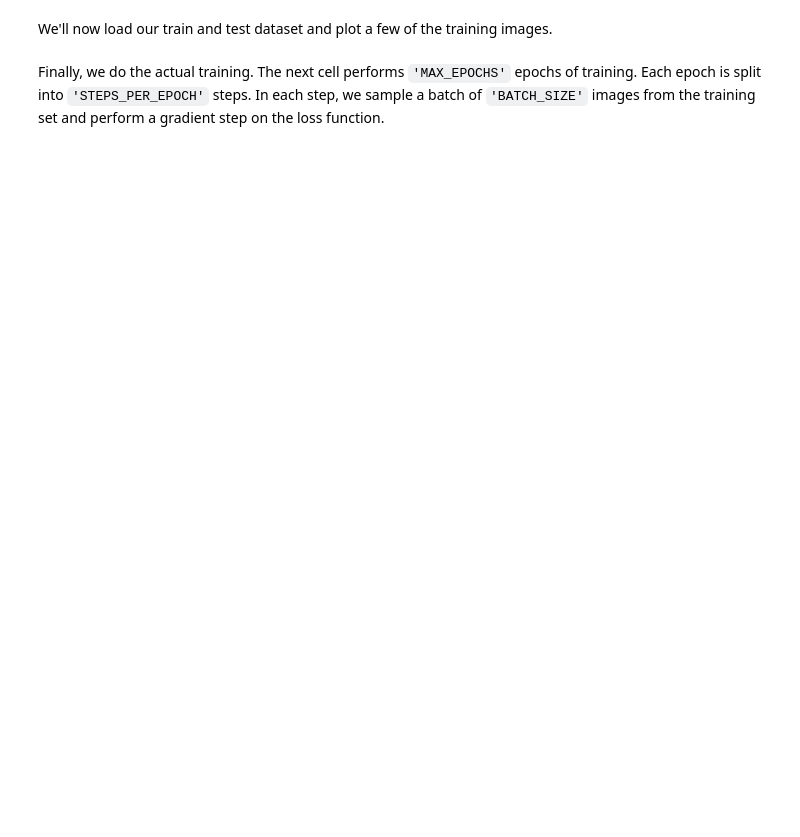
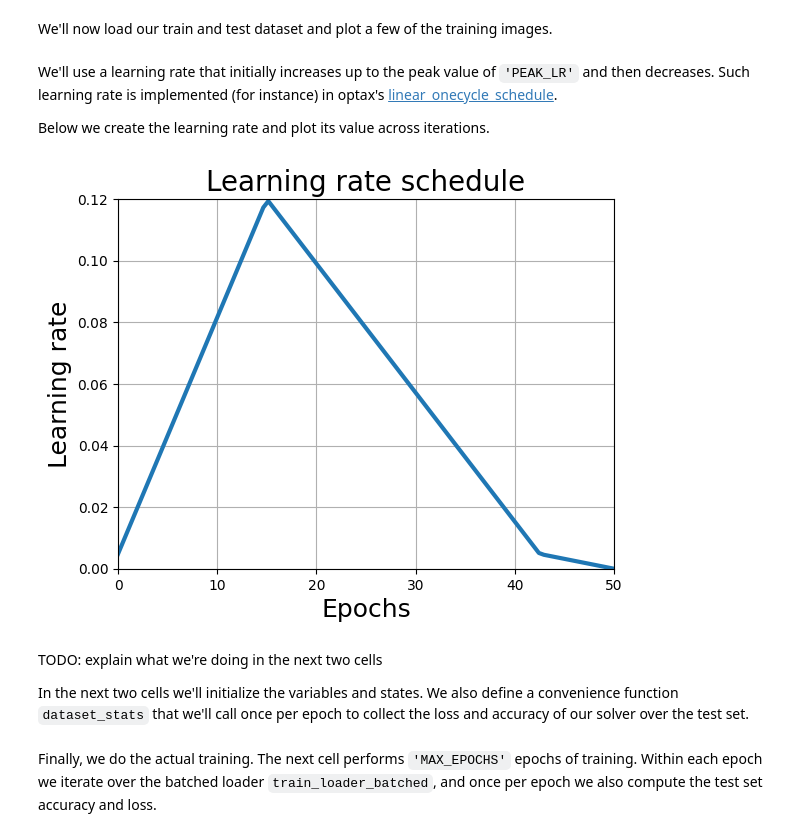
Before and after one commit to google/jaxopt, a Jupyter notebook: docs/notebooks/deep_learning/resnet_flax.ipynb, the cells around one changed output. Saved outputs shown, nothing was run; the diff lists cells and outputs as text; code cells hidden in the pictures; blank space fills up the shorter version.

```diff
--- a/docs/notebooks/deep_learning/resnet_flax.ipynb
+++ b/docs/notebooks/deep_learning/resnet_flax.ipynb
@@ -287 +318,29 @@ loss_accuracy = jax.jit(_loss_accuracy, static_argnums=3)
+# %% [markdown]
+We'll use a learning rate that initially increases up to the peak value of `'PEAK_LR'` and then decreases. Such learning rate is implemented (for instance) in optax's [linear_onecycle_schedule](https://optax.readthedocs.io/en/latest/api.html#optax.linear_onecycle_schedule).
+
+Below we create the learning rate and plot its value across iterations.
+# %%
+iter_per_epoch_train = info.splits["train"].num_examples // BATCH_SIZE
+lr_schedule = optax.linear_onecycle_schedule(MAX_EPOCHS * iter_per_epoch_train, PEAK_LR)
+
+# plot the learning rate schedule
+iterate_subsample = np.linspace(0, MAX_EPOCHS * iter_per_epoch_train, 100)
+plt.title("Learning rate schedule", fontsize=20)
+plt.plot(
+    np.linspace(0, MAX_EPOCHS, len(iterate_subsample)),
+    [lr_schedule(i) for i in iterate_subsample],
+    lw=3,
+)
+plt.xlabel("Epochs", fontsize=18)
+plt.ylabel("Learning rate", fontsize=18)
+plt.grid()
+plt.xlim((0, MAX_EPOCHS))
+plt.ylim((0, PEAK_LR))
+plt.show()
+# %% [output]
+[figure, added]
+# %% [markdown]
+TODO: explain what we're doing in the next two cells
+
+In the next two cells we'll initialize the variables and states. We also define a convenience function `dataset_stats` that we'll call once per epoch to collect the loss and accuracy of our solver over the test set.
 # %%
@@ -312,2 +379,2 @@ jitted_update = jax.jit(solver.update)
 # %% [markdown]
-Finally, we do the actual training. The next cell performs `'MAX_EPOCHS'` epochs of training. Each epoch is split into `'STEPS_PER_EPOCH'` steps. In each step, we sample a batch of `'BATCH_SIZE'` images from the training set and perform a gradient step on the loss function.
+Finally, we do the actual training. The next cell performs `'MAX_EPOCHS'` epochs of training. Within each epoch we iterate over the batched loader `train_loader_batched`, and once per epoch we also compute the test set accuracy and loss.
```
Also changed, not shown: parts of 24 cells of this notebook, 1 other file.
